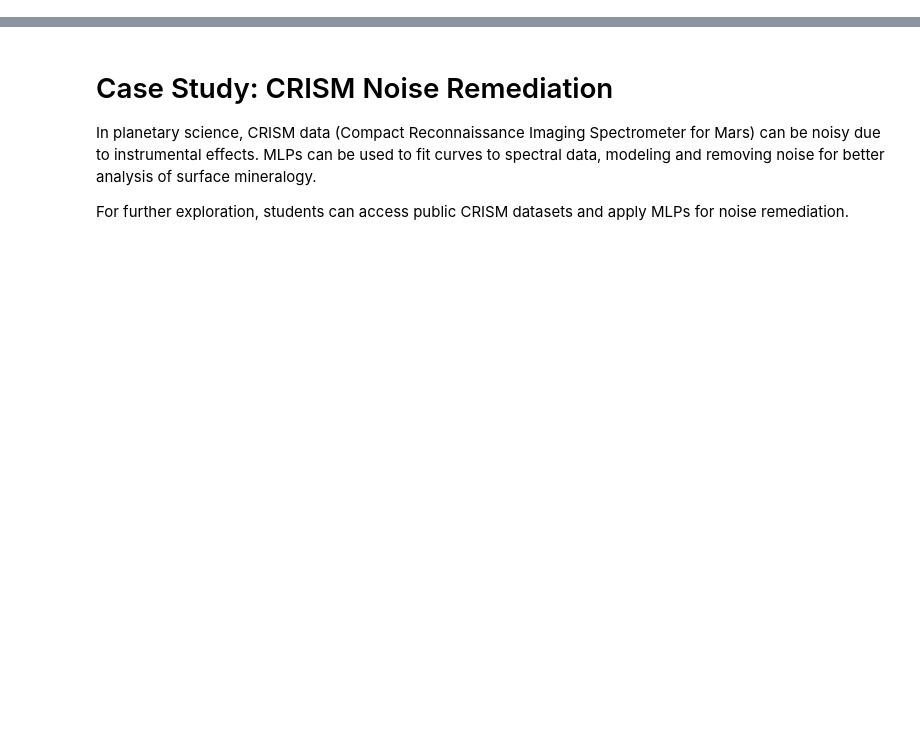
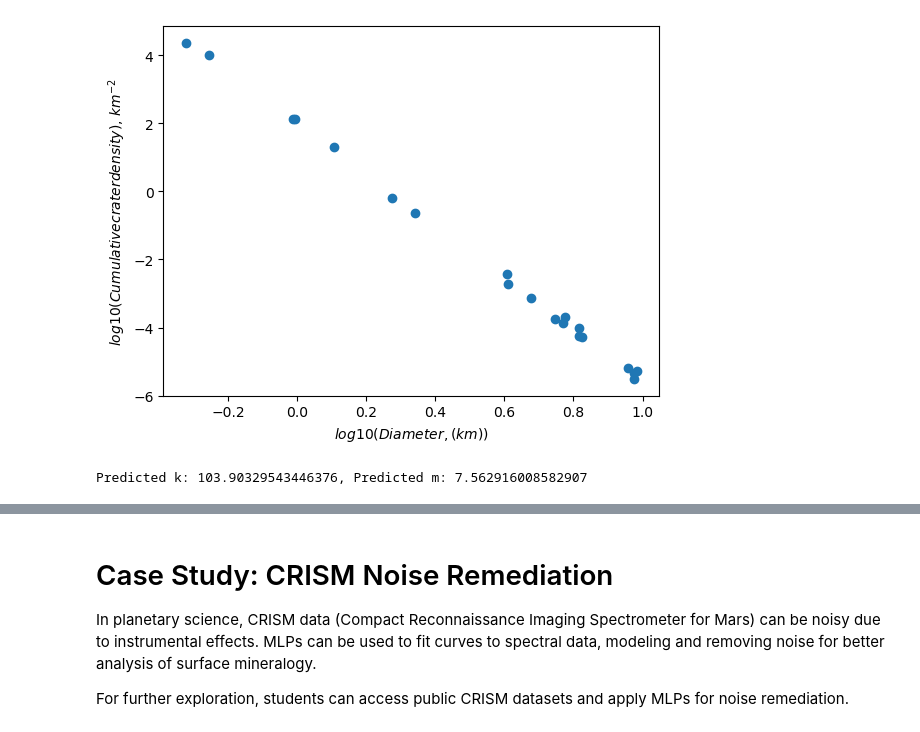
Before and after one commit to Michael-S-Phillips/PTYS_AI, a Jupyter notebook: 02_Curve_Fitting/notebooks/curve_fitting.ipynb, the cells around one changed output, grey strips where cells are left out. Saved outputs shown, nothing was run; the diff lists cells and outputs as text; code cells hidden in the pictures; blank space fills up the shorter version.

```diff
--- a/02_Curve_Fitting/notebooks/curve_fitting.ipynb
+++ b/02_Curve_Fitting/notebooks/curve_fitting.ipynb
@@ -10,0 +93,34 @@ In planetary science, curve fitting is essential for modeling complex relationsh
+# %%
+# parameters
+k = 1e2
+m = 7.5
+
+# Generate synthetic data
+xD = np.sort(np.random.uniform(0.3, 10, 20))
+noise = np.array([np.random.normal(0, 0.05, 1)[0] * d for d in xD])
+y = k * (xD + noise)**(-m)
+
+# log transform
+xD = np.log10(xD)
+y = np.log10(y)
+
+# Plot
+plt.plot(xD, y, 'o')
+plt.xlabel('$log10(Diameter, (km))$')
+plt.ylabel('$log10(Cumulative crater density)$, $km^{-2}$')
+plt.show()
+# %% [output]
+[figure, added]
+# %%
+# Fit line to predictions to extract k and m
+def get_k_m(x, y):
+    coeffs = np.polyfit(x.flatten(), y.flatten(), 1)
+    m = -coeffs[0]  # Negative slope gives m
+    k = 10 ** (coeffs[1])  # y-intercept gives log10(k)
+
+    return k, m
+
+k_pred, m_pred = get_k_m(xD, y)
+print(f"Predicted k: {k_pred}, Predicted m: {m_pred}")
+# %% [output]
+Predicted k: 103.90329543446376, Predicted m: 7.562916008582907
```
Also changed, not shown: parts of 15 cells of this notebook.
